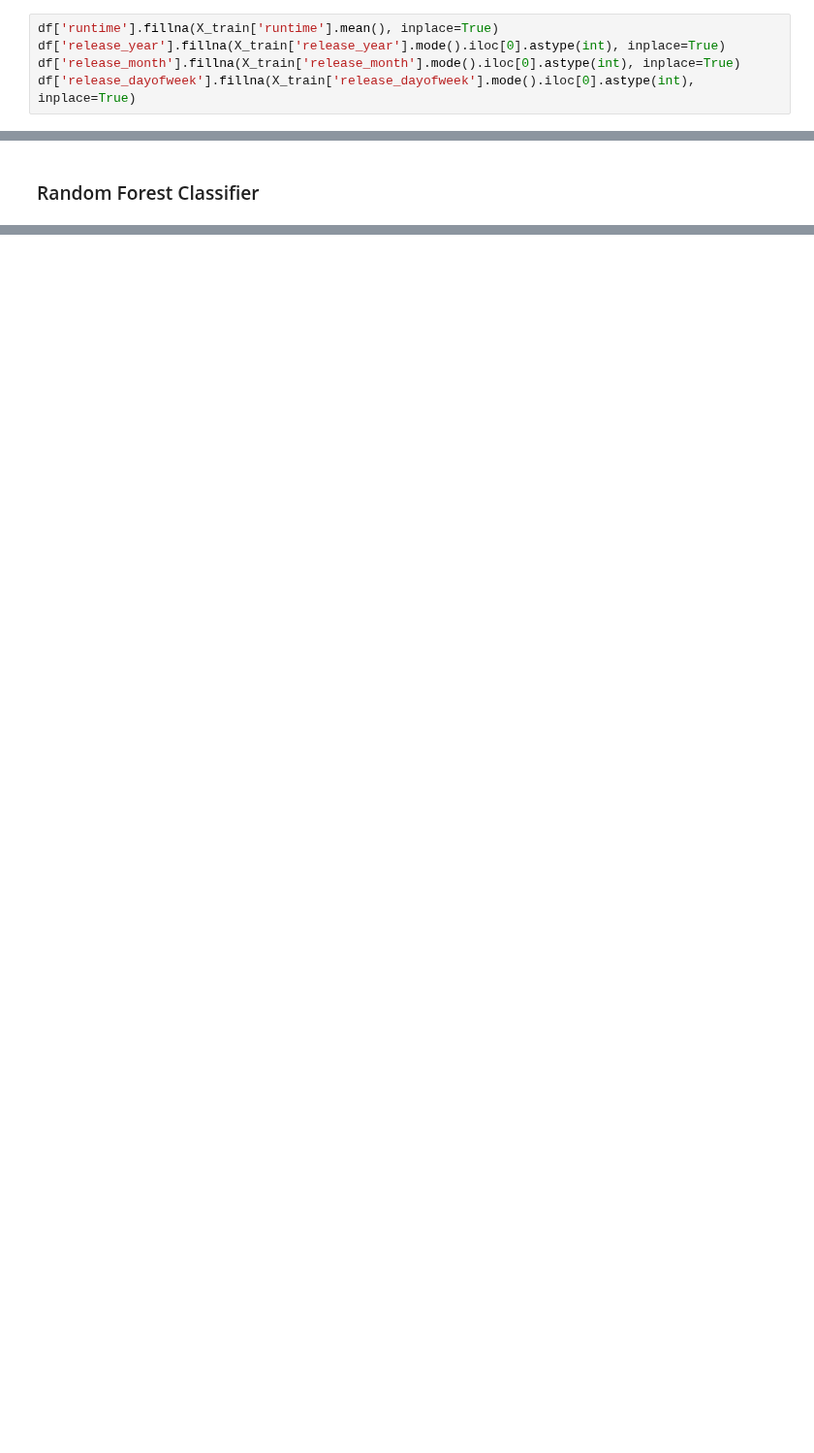
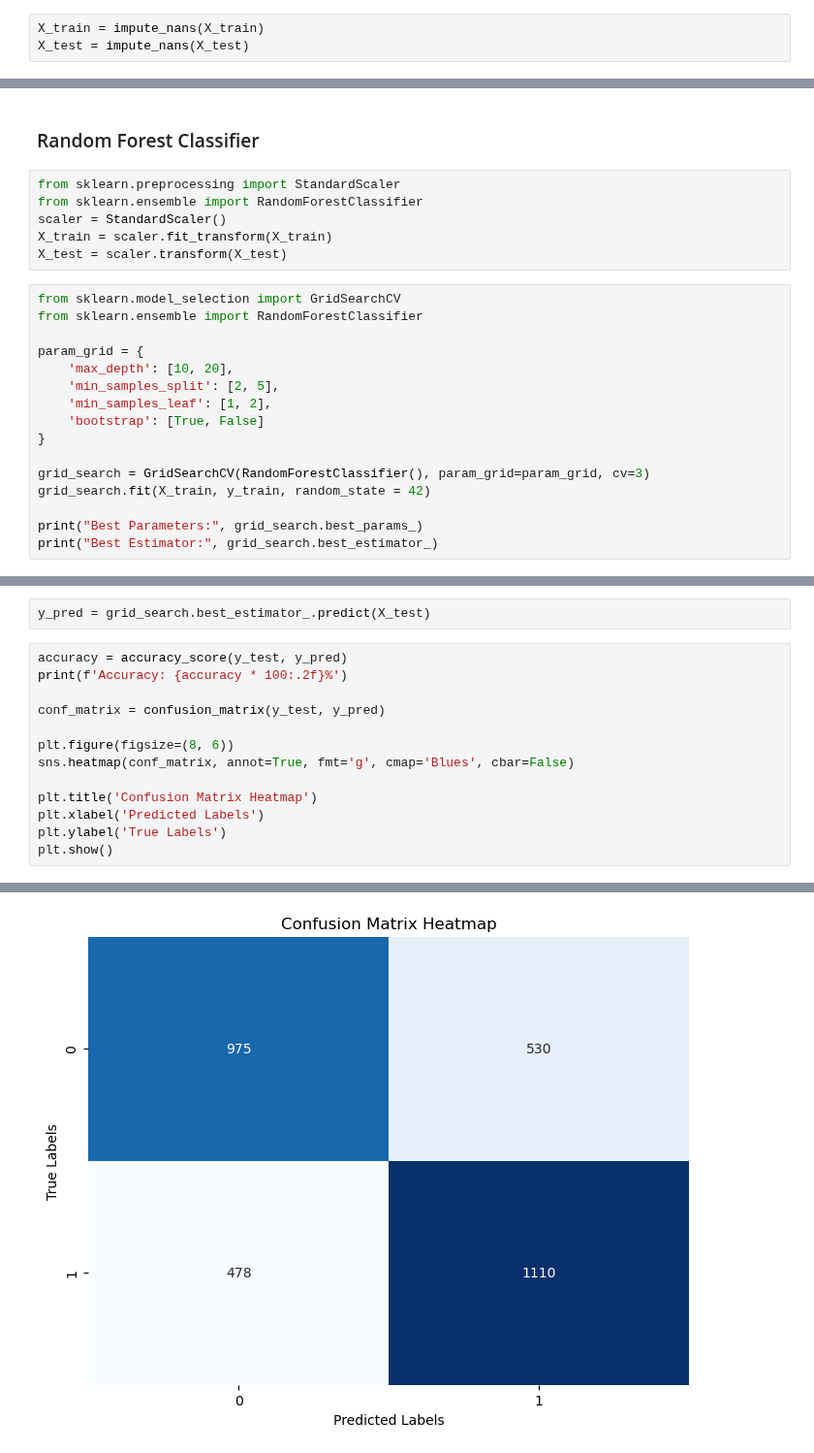
Before and after one commit to EliasMondelaers/datamanagementProject, a Jupyter notebook: Modeling.ipynb, the cells around one changed output, grey strips where cells are left out. Shown at 97% size. Cells and saved outputs as stored; diff of their text form; blank space fills up the shorter version.

Commit message:
workingRandomForest

```diff
--- a/Modeling.ipynb
+++ b/Modeling.ipynb
@@ -66,8 +73,6 @@ Name: release_year, dtype: float64
 # %%
-df['runtime'].fillna(X_train['runtime'].mean(), inplace=True)
-df['release_year'].fillna(X_train['release_year'].mode().iloc[0].astype(int), inplace=True)
-df['release_month'].fillna(X_train['release_month'].mode().iloc[0].astype(int), inplace=True)
-df['release_dayofweek'].fillna(X_train['release_dayofweek'].mode().iloc[0].astype(int), inplace=True)
+X_train = impute_nans(X_train)
+X_test = impute_nans(X_test)
 # %% [markdown]
 ### DECISION TREE
 # %% [markdown]
@@ -207,2 +193,24 @@ plt.show()
 # %% [markdown]
 ### Random Forest Classifier
+# %%
+from sklearn.preprocessing import StandardScaler
+from sklearn.ensemble import RandomForestClassifier
+scaler = StandardScaler()
+X_train = scaler.fit_transform(X_train)
+X_test = scaler.transform(X_test)
+# %%
+from sklearn.model_selection import GridSearchCV
+from sklearn.ensemble import RandomForestClassifier
+
+param_grid = {
+    'max_depth': [10, 20],
+    'min_samples_split': [2, 5],
+    'min_samples_leaf': [1, 2],
+    'bootstrap': [True, False]
+}
+
+grid_search = GridSearchCV(RandomForestClassifier(), param_grid=param_grid, cv=3)
+grid_search.fit(X_train, y_train, random_state = 42)
+
+print("Best Parameters:", grid_search.best_params_)
+print("Best Estimator:", grid_search.best_estimator_)
@@ -208,0 +220,16 @@ plt.show()
+# %%
+y_pred = grid_search.best_estimator_.predict(X_test)
+# %%
+accuracy = accuracy_score(y_test, y_pred)
+print(f'Accuracy: {accuracy * 100:.2f}%')
+
+conf_matrix = confusion_matrix(y_test, y_pred)
+
+plt.figure(figsize=(8, 6))
+sns.heatmap(conf_matrix, annot=True, fmt='g', cmap='Blues', cbar=False)
+
+plt.title('Confusion Matrix Heatmap')
+plt.xlabel('Predicted Labels')
+plt.ylabel('True Labels')
+plt.show()
+# %% [output]
@@ -208,0 +237 @@ plt.show()
+[figure, added]
```
Also changed, not shown: parts of 7 cells of this notebook.
